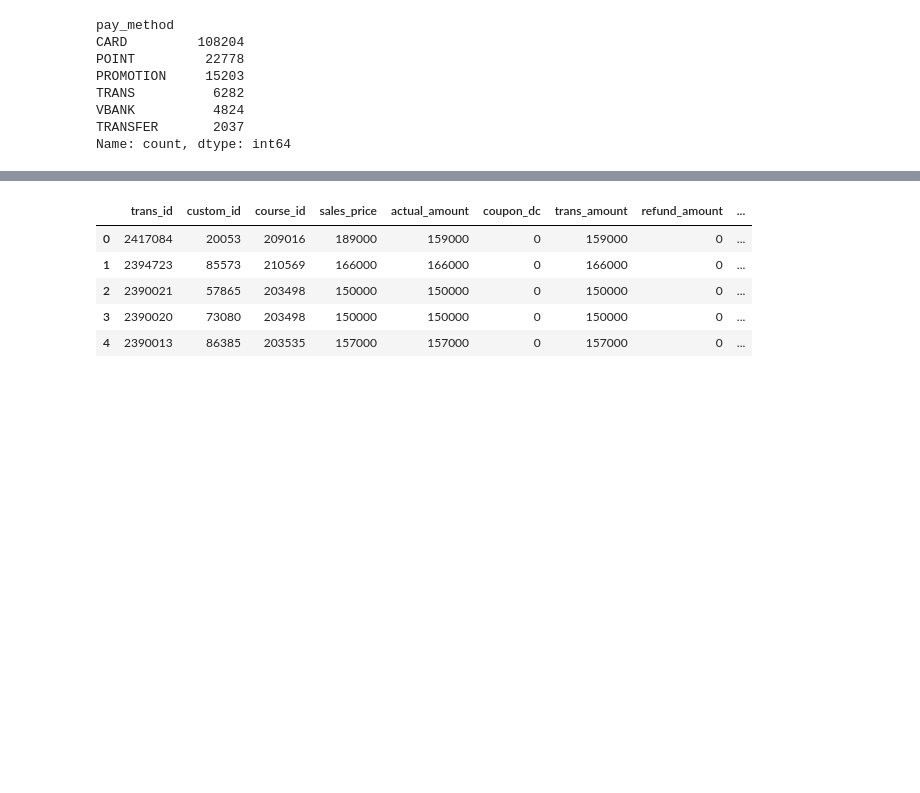
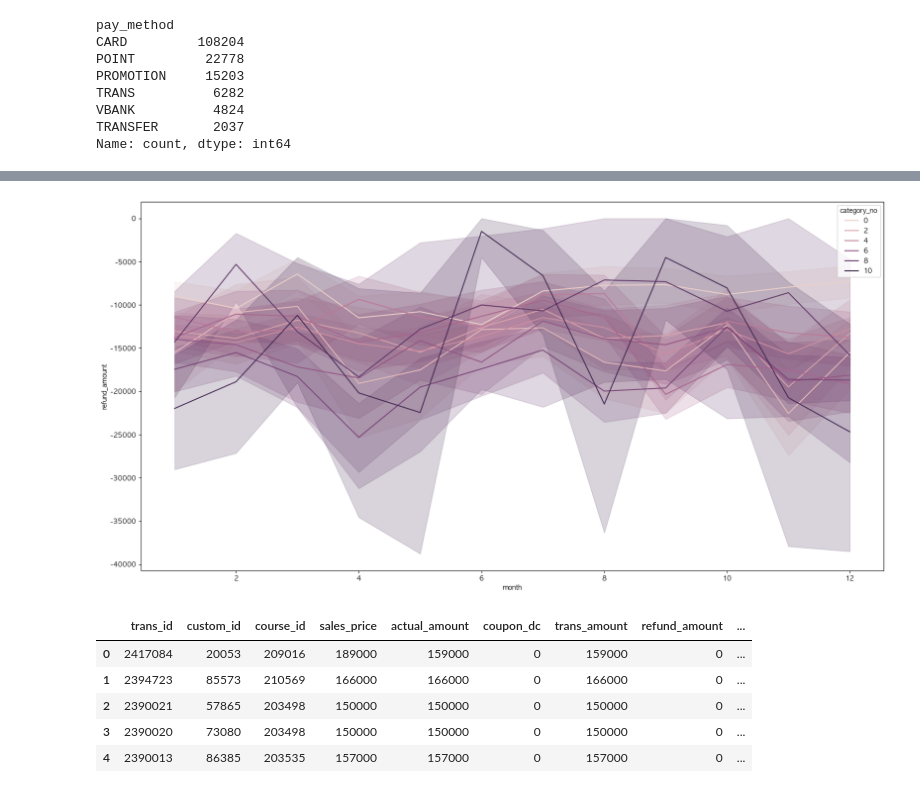
Before and after one commit to ParkSungHyon/mini_project, a Jupyter notebook: main2.ipynb, the cells around one changed output, grey strips where cells are left out. Saved outputs shown, nothing was run; the diff lists cells and outputs as text; code cells hidden in the pictures; blank space fills up the shorter version.

```diff
--- a/main2.ipynb
+++ b/main2.ipynb
@@ -355,3 +347,10 @@ plt.plot()
+# %%
+fig, ax = plt.subplots(figsize=(20, 10))
+sns.lineplot(x="month", y="refund_amount", hue="category_no", data=df4, ax=ax)
+
+plt.show()
+# %% [output]
+[figure, added]
 # %%
 df_corr = df4
 df_corr
```
Also changed, not shown: parts of 13 cells of this notebook.
